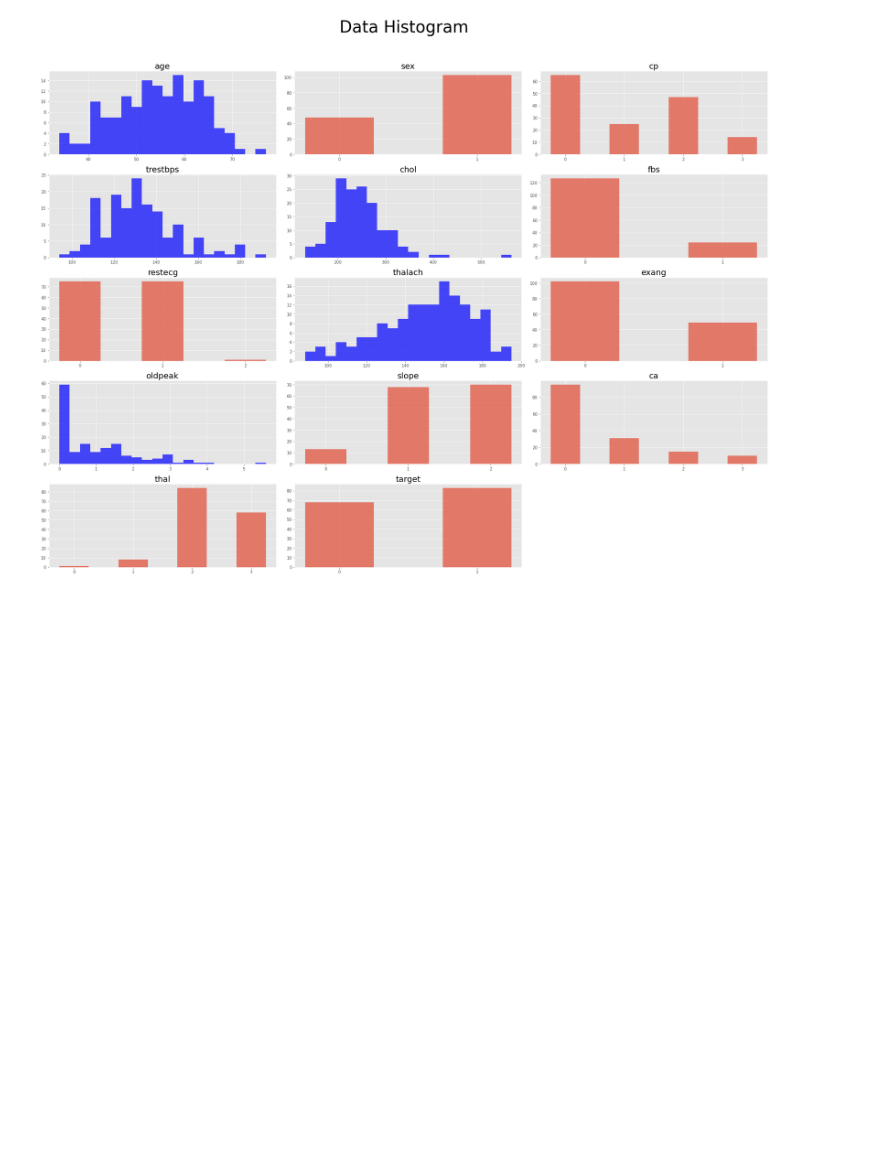
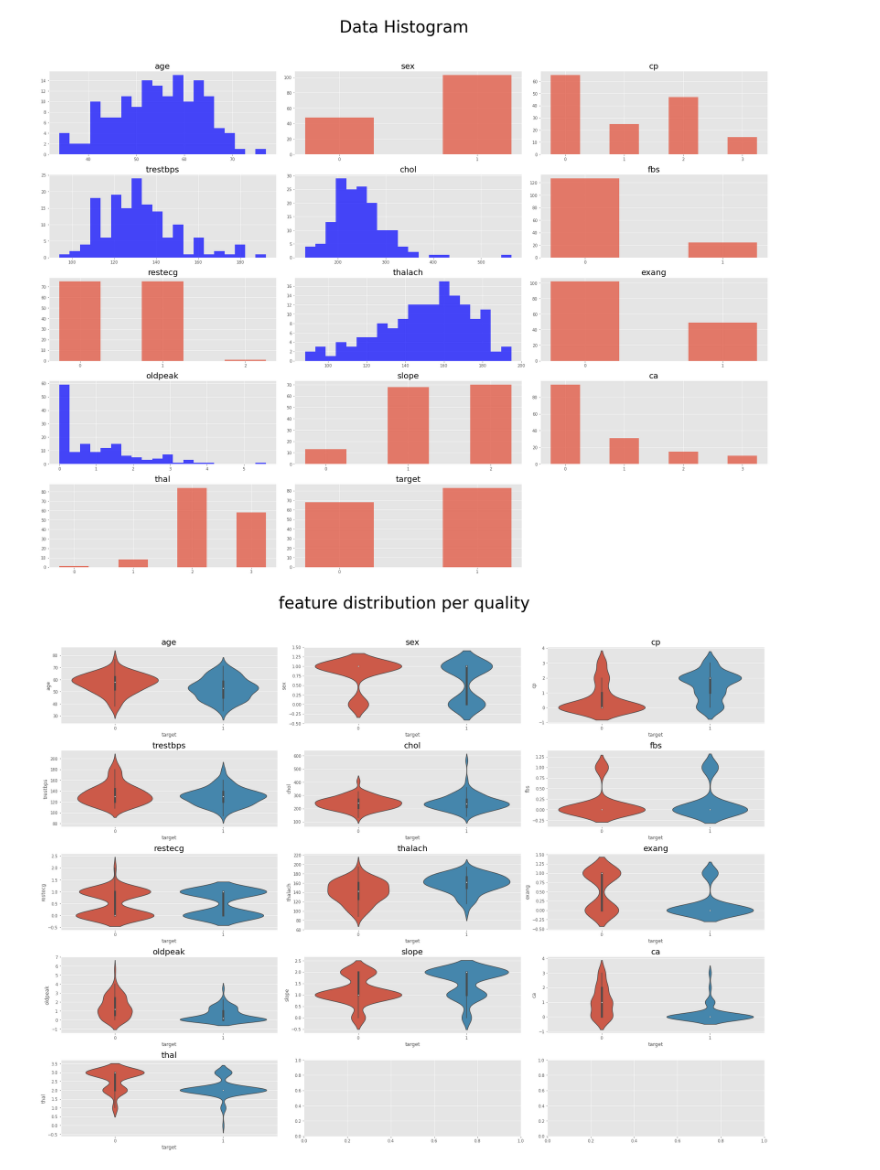
Before and after one commit to Owening2/Heart_Disease, a Jupyter notebook: EDA.ipynb, the cells around one changed output. Cells and saved outputs as stored; diff of their text form; code cells hidden in the pictures; blank space fills up the shorter version.

```diff
--- a/EDA.ipynb
+++ b/EDA.ipynb
@@ -74,3 +74,14 @@ plt.tight_layout(rect = [0, 0.03, 1, 0.95])
 plt.show()
 # %% [output]
 [figure]
+# %%
+fig, axes = plt.subplots(5, 3, figsize=(25,20))
+
+fig.suptitle('feature distribution per quality', fontsize = 40)
+for ax, col in zip(axes.flat, train.columns[1:-1]):
+    sns.violinplot(x = 'target', y = col, ax = ax, data = train)
+    ax.set_title(col, fontsize = 20)
+plt.tight_layout(rect = [0, 0.03, 1, 0.95])
+plt.show()
+# %% [output]
+[figure, added]
```
Also changed, not shown: parts of 4 cells of this notebook.
